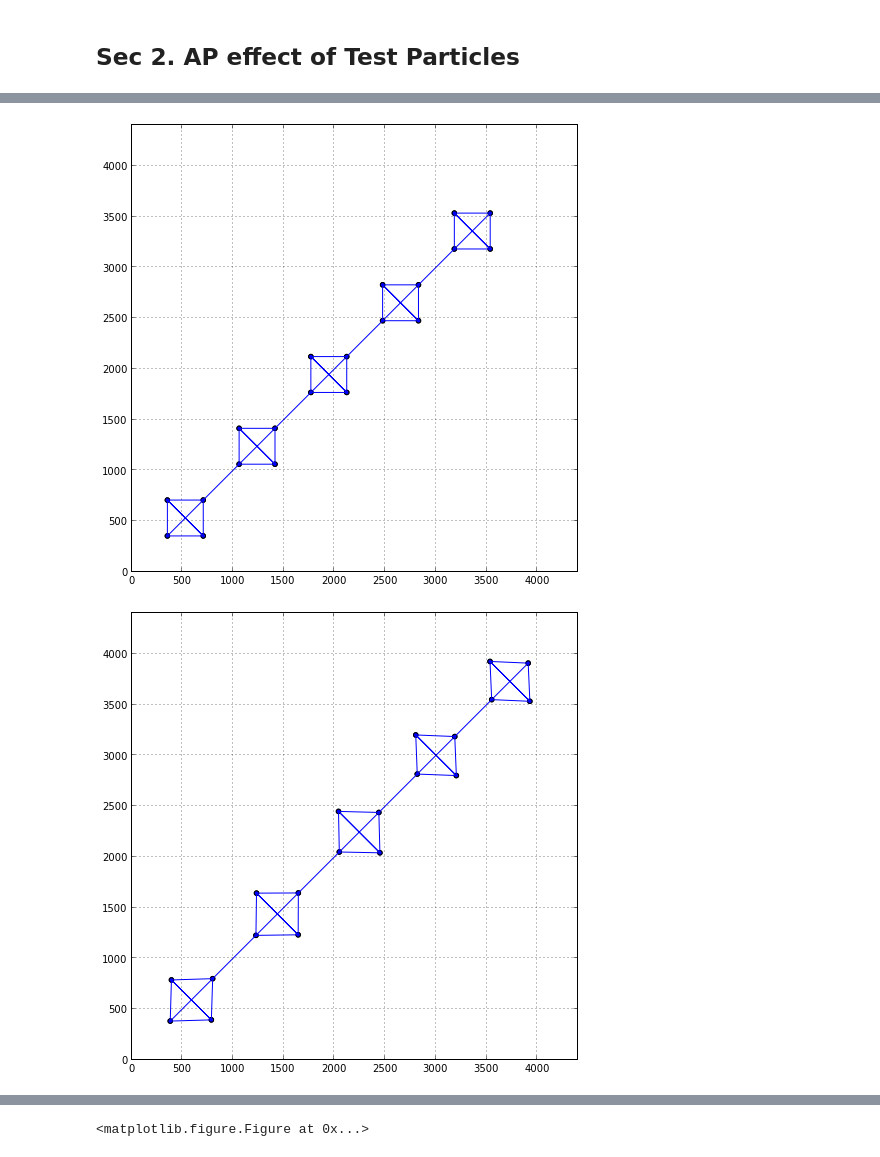
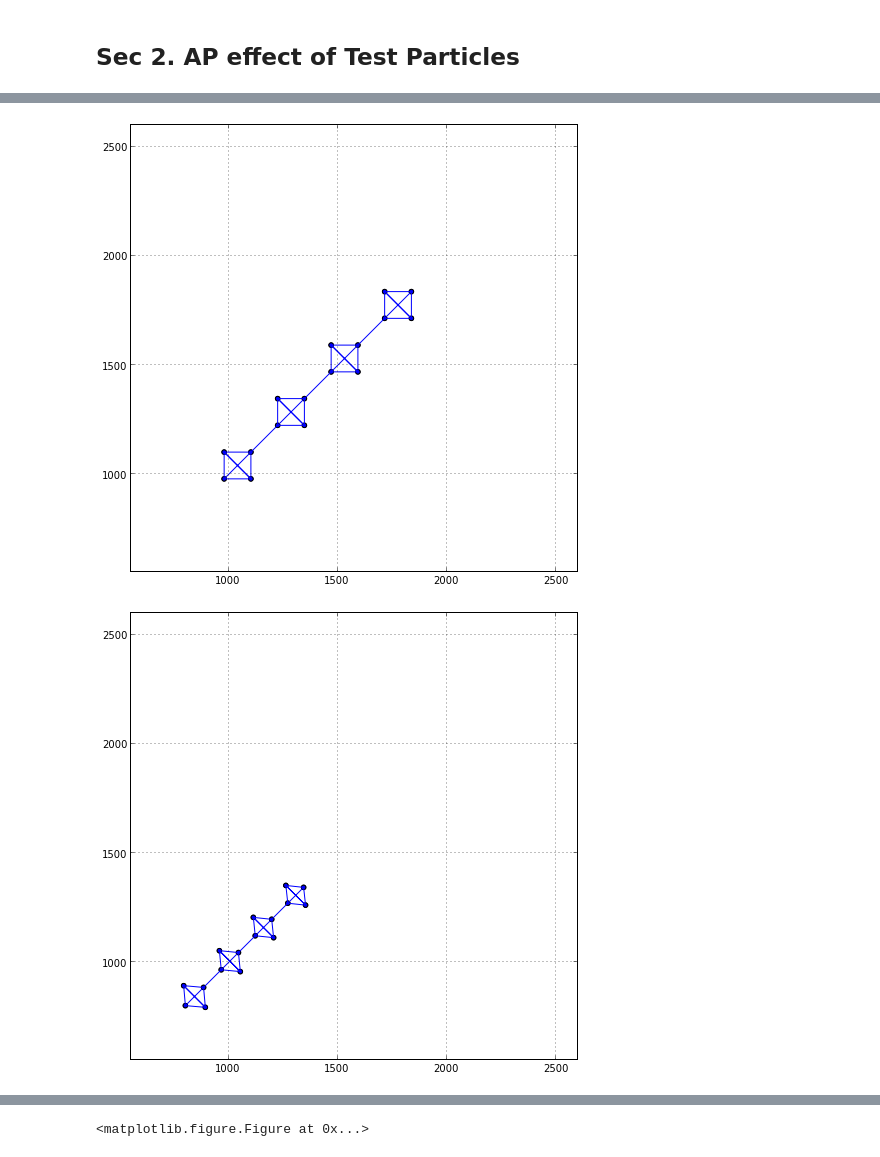
Before and after one commit to forero/SparseFilaments, a Jupyter notebook: code/xiaodongscript/Test_Particles_AP.ipynb, the cells around one changed output, grey strips where cells are left out. Cells and saved outputs as stored; diff of their text form; code cells hidden in the pictures.

```diff
--- a/code/xiaodongscript/Test_Particles_AP.ipynb
+++ b/code/xiaodongscript/Test_Particles_AP.ipynb
@@ -143,9 +143,9 @@ input z, r(z) (Mpc/h), get_z(r(z)) =  2.5 4199.58332585 2.50000000068
 halo_data_name ='test_AP'
 
 # A series of points arranged near diagnal
-num_diag_p = 10
-r_min = 500
-r_max = 5000
+num_diag_p = 8
+r_min = 800*sqrt(3.0)
+r_max = 1500*sqrt(3.0)
 num_diag_p += mod(num_diag_p, 2)
 diag_p = np.linspace(r_min, r_max, num_diag_p )
 delta_r = (r_max - r_min) / (num_diag_p - 1.0)
@@ -191,6 +191,6 @@ plt.scatter(X, Y, )
 ### To see AP effect we will consider 4 assumed cosmology,
 ### two with different w, two with differnt om
 
-assumed_cosmo = [ [om_dft, -2.0, h_dft], [om_dft, -0.2, h_dft], [1.0, -1.0, h_dft]]
+assumed_cosmo = [ [1.0, w_dft, h_dft], [0.05, w_dft, h_dft]]#, [om_dft, 0.3, h_dft]]
                   #[0.35, w_dft, h_dft],  [0.2, w_dft, h_dft]   ]
 # %% [output]
@@ -388,28 +388,28 @@ halo_info = [ point( halo_data[i][0], halo_data[i][1], halo_data[i][2], \
 # %%
 X = [ halo_data[i][0] for i in range(num_halo)];
 Y = [ halo_data[i][1] for i in range(num_halo)];
 plt.figsize(8,8)
 plt.grid(True)
-a=plt.gca(); a.set_xlim([0, 4400]); a.set_ylim([0, 4400])
+a=plt.gca(); a.set_xlim([r_min*0.4, r_max*1]); a.set_ylim([r_min*0.4, r_max*1])
 a.set_aspect(1)
 plt.scatter(X, Y)
 plt.plot(X, Y)
 plt.show()
 plt.clf()
 
 for i in range(len(assumed_cosmo)):
     xyz = []
     for j in range(len(halo_info)):
         xyz.append(halo_info[j].xyz_inferred_no_RSD[i])
     X = [xyz[row][0] for row in range(len(xyz))]
     Y = [xyz[row][1] for row in range(len(xyz))]
     plt.grid(True)
-    a=plt.gca(); a.set_xlim([0, 4400]); a.set_ylim([0, 4400])
+    a=plt.gca(); a.set_xlim([r_min*0.4, r_max*1]); a.set_ylim([r_min*0.4, r_max*1])
     a.set_aspect(1)
     plt.scatter(X, Y)
     plt.plot(X, Y)
     plt.show()
     plt.clf()
 # %% [output]
-[figure, old version]
+[figure, new version]
-[figure, old version]
+[figure, new version]
```
Also changed, not shown: parts of 4 cells of this notebook.
